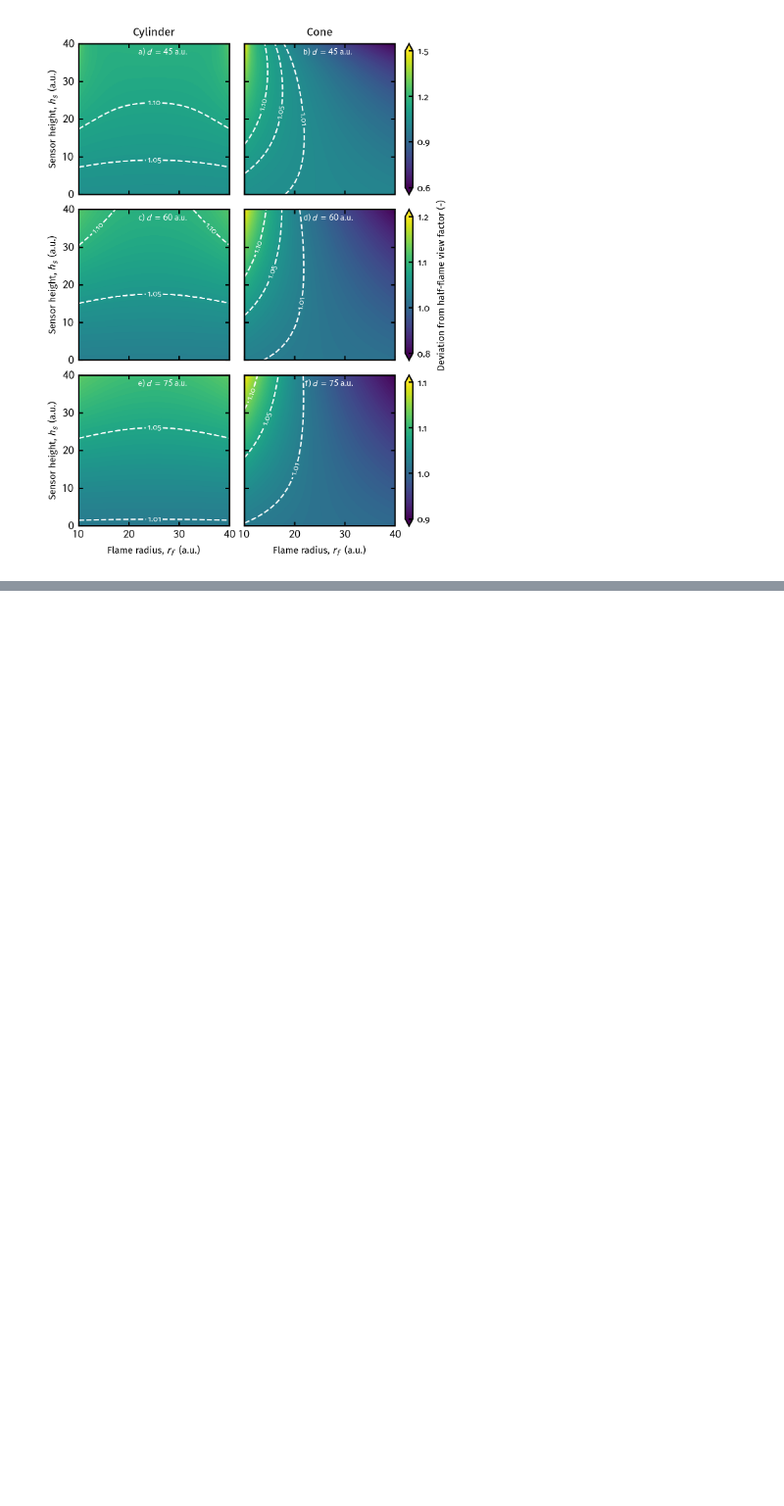
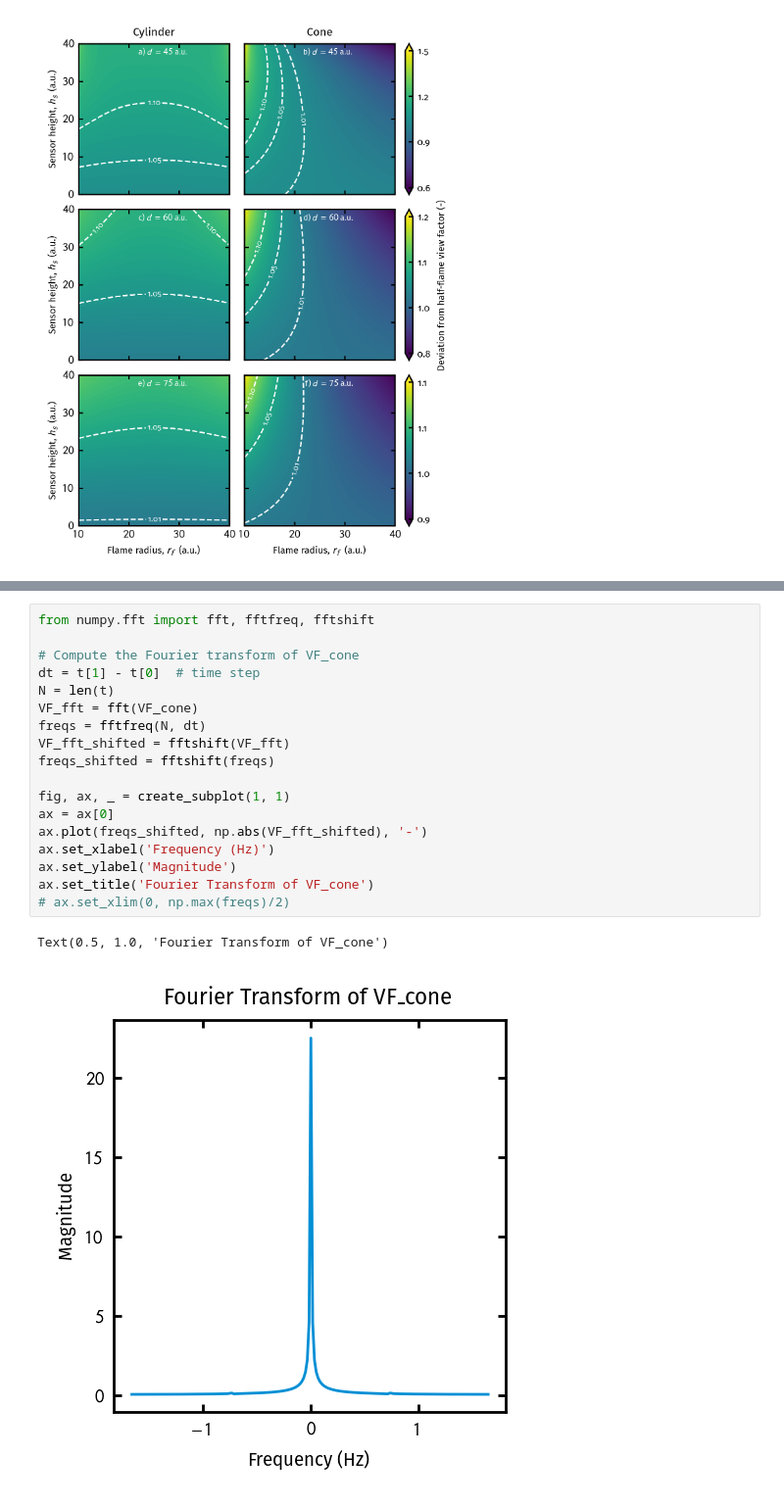
Before and after one commit to mijaillittinj/View_Factor_GUI, a Jupyter notebook: plots.ipynb, the cells around one changed output, grey strips where cells are left out. Shown: that part at 98% size. Cells and saved outputs as stored; diff of their text form; blank space fills up the shorter version.

```diff
--- a/plots.ipynb
+++ b/plots.ipynb
@@ -367,0 +359,21 @@ for i in range(len(h_f_values)):
+# %%
+from numpy.fft import fft, fftfreq, fftshift
+
+# Compute the Fourier transform of VF_cone
+dt = t[1] - t[0]  # time step
+N = len(t)
+VF_fft = fft(VF_cone)
+freqs = fftfreq(N, dt)
+VF_fft_shifted = fftshift(VF_fft)
+freqs_shifted = fftshift(freqs)
+
+fig, ax, _ = create_subplot(1, 1)
+ax = ax[0]
+ax.plot(freqs_shifted, np.abs(VF_fft_shifted), '-')
+ax.set_xlabel('Frequency (Hz)')
+ax.set_ylabel('Magnitude')
+ax.set_title('Fourier Transform of VF_cone')
+# ax.set_xlim(0, np.max(freqs)/2)
+# %% [output]
+Text(0.5, 1.0, 'Fourier Transform of VF_cone')
+[figure, added]
```
Also changed, not shown: parts of 10 cells of this notebook, 2 other files.
